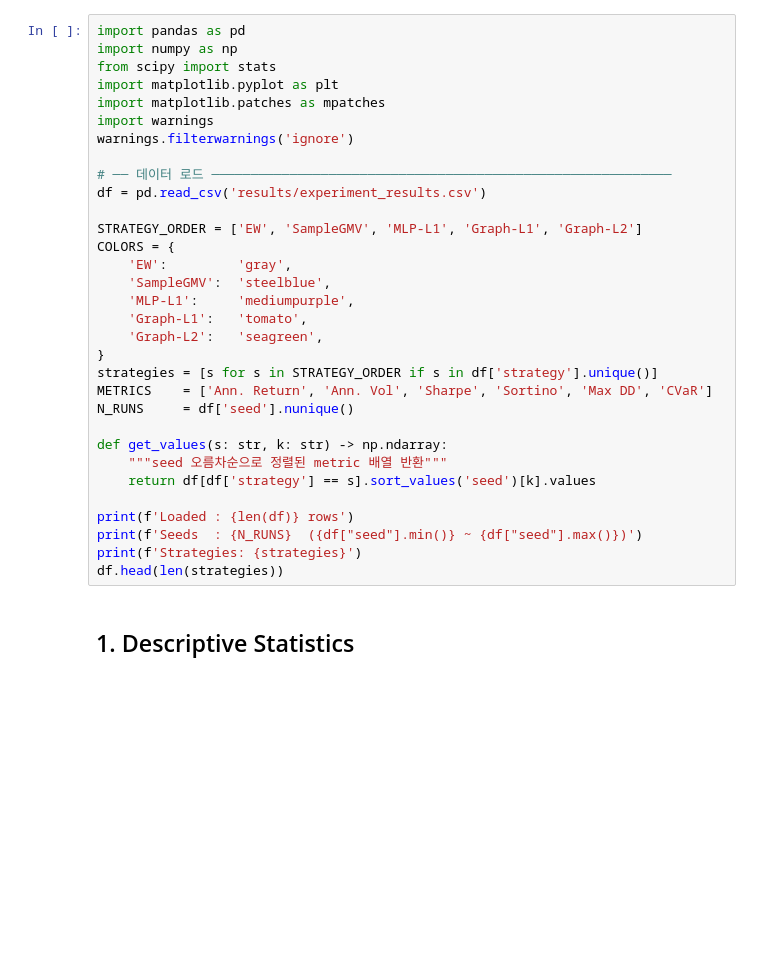
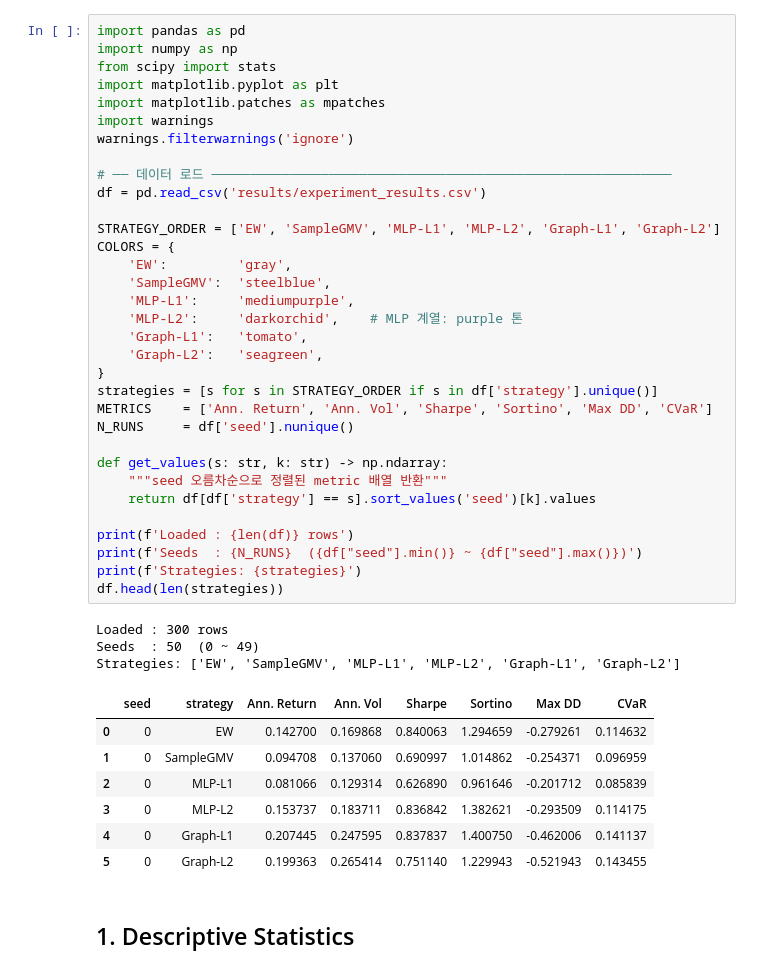
Before and after one commit to taekyounglee1224/Graph-E2E-PO, a Jupyter notebook: stats_test.ipynb, the cells around one changed output. Cells and saved outputs as stored; diff of their text form; blank space fills up the shorter version.

```diff
--- a/stats_test.ipynb
+++ b/stats_test.ipynb
@@ -15,34 +50,46 @@
 import pandas as pd
 import numpy as np
 from scipy import stats
 import matplotlib.pyplot as plt
 import matplotlib.patches as mpatches
 import warnings
 warnings.filterwarnings('ignore')
 
 # ── 데이터 로드 ───────────────────────────────────────────────────────────
 df = pd.read_csv('results/experiment_results.csv')
 
-STRATEGY_ORDER = ['EW', 'SampleGMV', 'MLP-L1', 'Graph-L1', 'Graph-L2']
+STRATEGY_ORDER = ['EW', 'SampleGMV', 'MLP-L1', 'MLP-L2', 'Graph-L1', 'Graph-L2']
 COLORS = {
     'EW':         'gray',
     'SampleGMV':  'steelblue',
     'MLP-L1':     'mediumpurple',
+    'MLP-L2':     'darkorchid',    # MLP 계열: purple 톤
     'Graph-L1':   'tomato',
     'Graph-L2':   'seagreen',
 }
 strategies = [s for s in STRATEGY_ORDER if s in df['strategy'].unique()]
 METRICS    = ['Ann. Return', 'Ann. Vol', 'Sharpe', 'Sortino', 'Max DD', 'CVaR']
 N_RUNS     = df['seed'].nunique()
 
 def get_values(s: str, k: str) -> np.ndarray:
     """seed 오름차순으로 정렬된 metric 배열 반환"""
     return df[df['strategy'] == s].sort_values('seed')[k].values
 
 print(f'Loaded : {len(df)} rows')
 print(f'Seeds  : {N_RUNS}  ({df["seed"].min()} ~ {df["seed"].max()})')
 print(f'Strategies: {strategies}')
 df.head(len(strategies))
+# %% [output]
+Loaded : 300 rows
+Seeds  : 50  (0 ~ 49)
+Strategies: ['EW', 'SampleGMV', 'MLP-L1', 'MLP-L2', 'Graph-L1', 'Graph-L2']
+|  | seed | strategy | Ann. Return | Ann. Vol | Sharpe | Sortino | Max DD | CVaR |
+| 0 | 0 | EW | 0.142700 | 0.169868 | 0.840063 | 1.294659 | -0.279261 | 0.114632 |
+| 1 | 0 | SampleGMV | 0.094708 | 0.137060 | 0.690997 | 1.014862 | -0.254371 | 0.096959 |
+| 2 | 0 | MLP-L1 | 0.081066 | 0.129314 | 0.626890 | 0.961646 | -0.201712 | 0.085839 |
+| 3 | 0 | MLP-L2 | 0.153737 | 0.183711 | 0.836842 | 1.382621 | -0.293509 | 0.114175 |
+| 4 | 0 | Graph-L1 | 0.207445 | 0.247595 | 0.837837 | 1.400750 | -0.462006 | 0.141137 |
+| 5 | 0 | Graph-L2 | 0.199363 | 0.265414 | 0.751140 | 1.229943 | -0.521943 | 0.143455 |
 # %% [markdown]
 ## 1. Descriptive Statistics
 # %%
```
Also changed, not shown: parts of 5 cells of this notebook, 8 other files.
